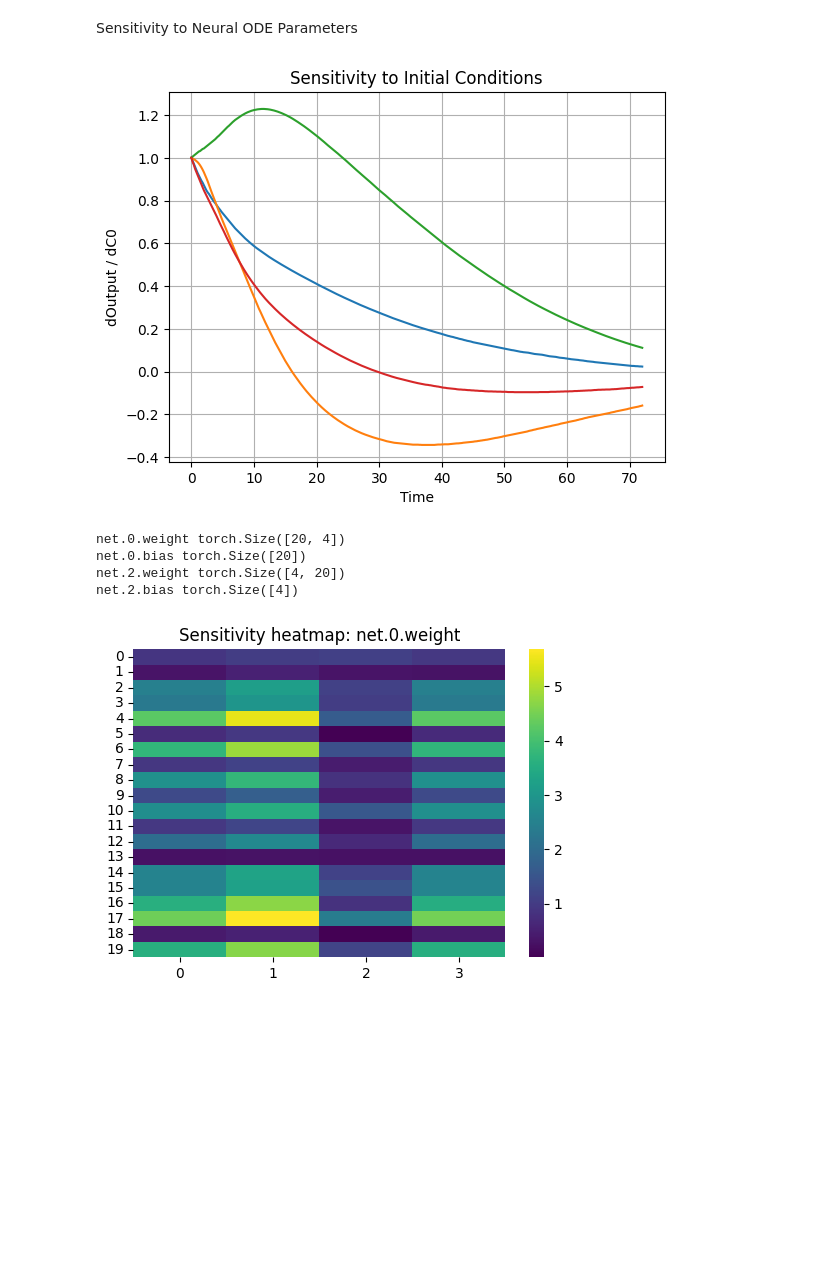
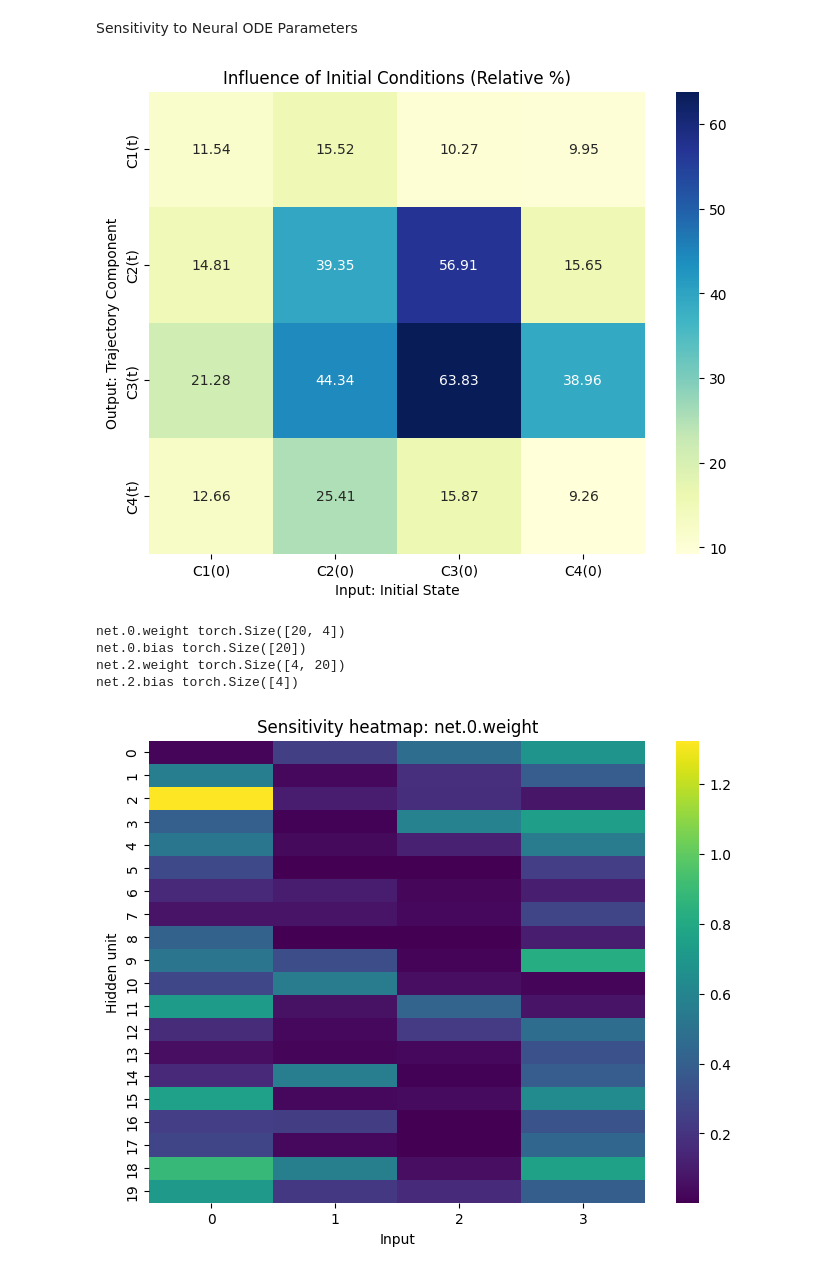
Before and after one commit to VNSwtHuo/MAT292_ODE_Project, a Jupyter notebook: models/NeuralODE/neural_ode.ipynb, the cells around one changed output. Saved outputs shown, nothing was run; the diff lists cells and outputs as text; code cells hidden in the pictures; blank space fills up the shorter version.

```diff
--- a/models/NeuralODE/neural_ode.ipynb
+++ b/models/NeuralODE/neural_ode.ipynb
@@ -413,3 +514,3 @@ Process time: 27.21 sec
 # %%
-# Solve using runge-Kutta 2th order method
-pre_train_C, pred_test_C, func = train_NODE(data_dict, rk2_solver, niters = 400, lr=5e-4, batch_size=1, method='dopri5', gif=True)
+# # Solve using runge-Kutta 4th order method
+# pred_train_C, pred_test_C, func = train_NODE(data_dict, rk4_solver, niters = 800, lr=5e-4, batch_size=1, method='dopri5', gif=True)
@@ -510,3 +595,38 @@ def init_sensitivity(data_dict, solver, func):
+# %%
+def init_sensitivity(data_dict, solver, func):
+	func.eval()
+	eps = 1e-8
+
+	# Prepare Initial Condition
+	C0 = data_dict['train_C'][0, 0, :].clone().detach().requires_grad_(True)
+	t = data_dict['t']
+
+	# Compute Jacobian of the solver w.r.t C0
+	def get_traj(c_init):
+		return solver(func, c_init.unsqueeze(0), t).squeeze(1)
+
+	jac = torch.autograd.functional.jacobian(get_traj, C0)
+
+	# Calculate Relative Sensitivity (Dimensionless)
+	with torch.no_grad():
+		pred = get_traj(C0)
+		# Relative Sens = (dC_out / dC_in) * (C_in / C_out)
+		# Use broadcasting: jac is [T, D_out, D_in], C0 is [D_in], pred is [T, D_out]
+		rel_sens = jac * (C0.view(1, 1, -1) / (pred.unsqueeze(-1) + eps))
+
+	global_map = rel_sens.abs().mean(dim=0).detach().cpu().numpy()
+
+	plt.figure(figsize=(8, 6))
+	sns.heatmap(global_map, annot=True, fmt=".2f", cmap="YlGnBu",
+				xticklabels=[f"C{i+1}(0)" for i in range(C0.shape[0])],
+				yticklabels=[f"C{i+1}(t)" for i in range(C0.shape[0])])
+
+	plt.title("Influence of Initial Conditions (Relative %)")
+	plt.xlabel("Input: Initial State")
+	plt.ylabel("Output: Trajectory Component")
+	plt.show()
+
+	return rel_sens
 # %% [markdown]
 Sensitivity to Neural ODE Parameters
 # %%
@@ -539,10 +654,10 @@ def param_sensitivity(data_dict, solver, func):
 # %%
-init_sen = init_sensitivity(data_dict, rk2_solver, func)
-param_sensitivity(data_dict, rk2_solver, func)
+init_sen = init_sensitivity(data_dict, rk4_solver, func)
+param_sensitivity(data_dict, rk4_solver, func)
 # %% [output]
-[figure, old version]
+[figure, new version]
 net.0.weight torch.Size([20, 4])
 net.0.bias torch.Size([20])
 net.2.weight torch.Size([4, 20])
 net.2.bias torch.Size([4])
-[figure, old version]
+[figure, new version]
```
Also changed, not shown: parts of 30 cells of this notebook, 4 other files.
